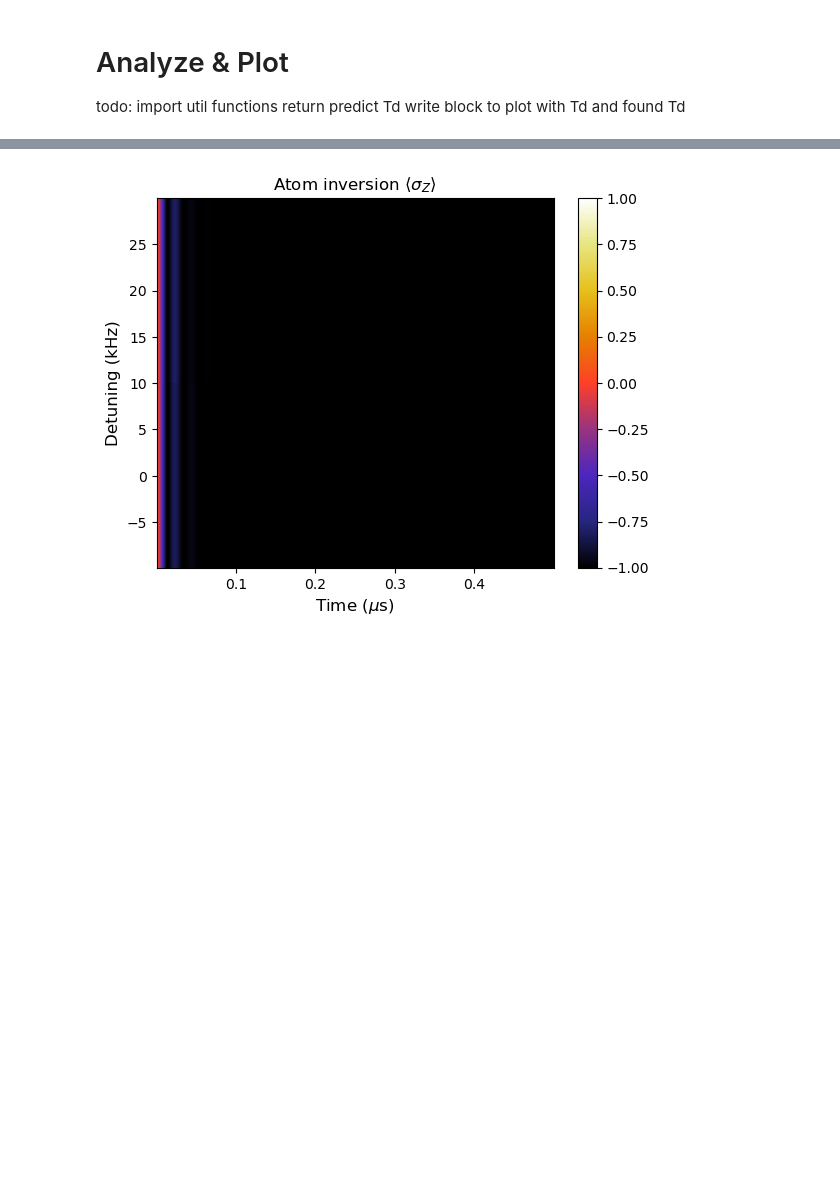
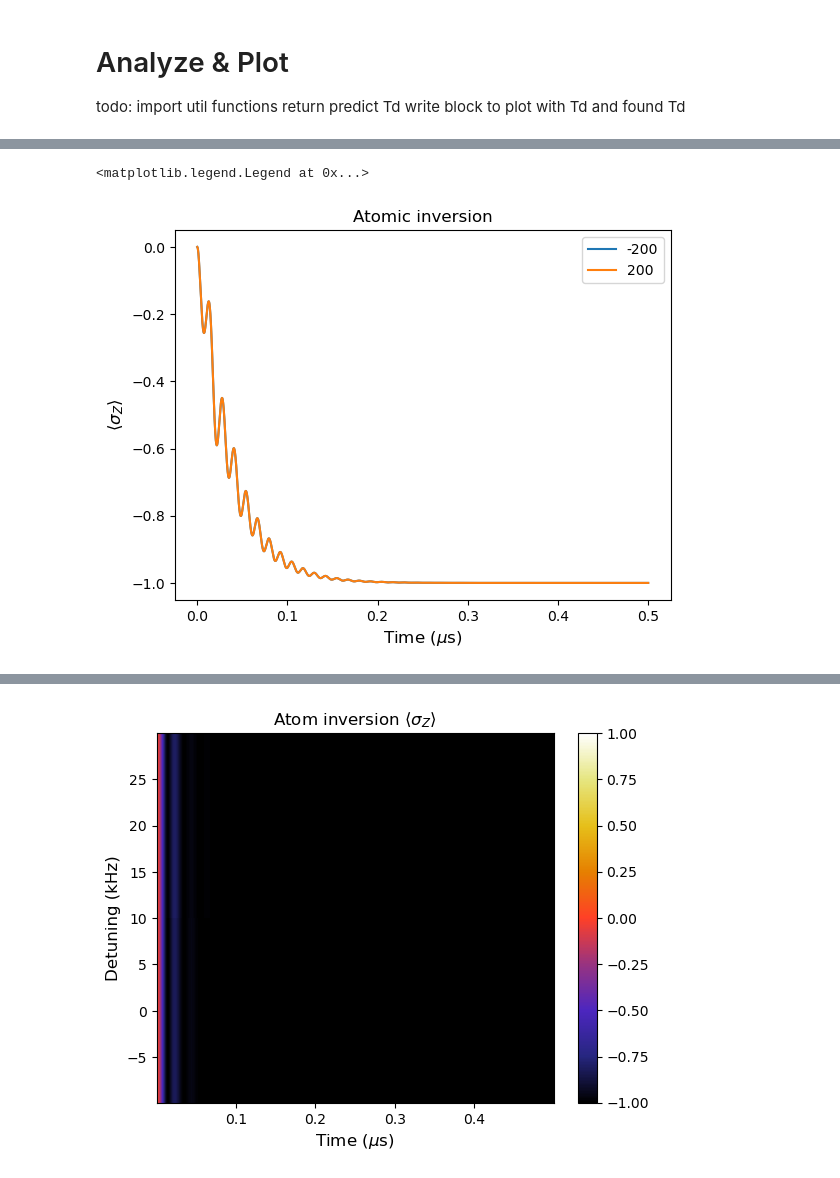
Before and after one commit to VodkaSin/Cuda_C_spin_sync, a Jupyter notebook: CUDA_code/cuda_run.ipynb, the cells around one changed output, grey strips where cells are left out. Drawn from its saved outputs; the diff is of its cells as text; code cells hidden in the pictures; blank space fills up the shorter version.

```diff
--- a/CUDA_code/cuda_run.ipynb
+++ b/CUDA_code/cuda_run.ipynb
@@ -142,0 +167,12 @@ Text(0, 0.5, '$\\langle a^\\dagger a\\rangle$')
+# %%
+#############################################################
+# Line plots for inversion and coherence
+#############################################################
+plt.plot(results[1][0], results[1][1], label=["-200","200"])
+plt.title("Atomic inversion", fontsize=12)
+plt.xlabel(r"Time ($\mu$s)", fontsize=12)
+plt.ylabel(r"$\langle \sigma_Z \rangle$", fontsize=12)
+plt.legend()
+# %% [output]
+<matplotlib.legend.Legend at 0x...>
+[figure, added]
```
Also changed, not shown: parts of 4 cells of this notebook, 1 other file.
